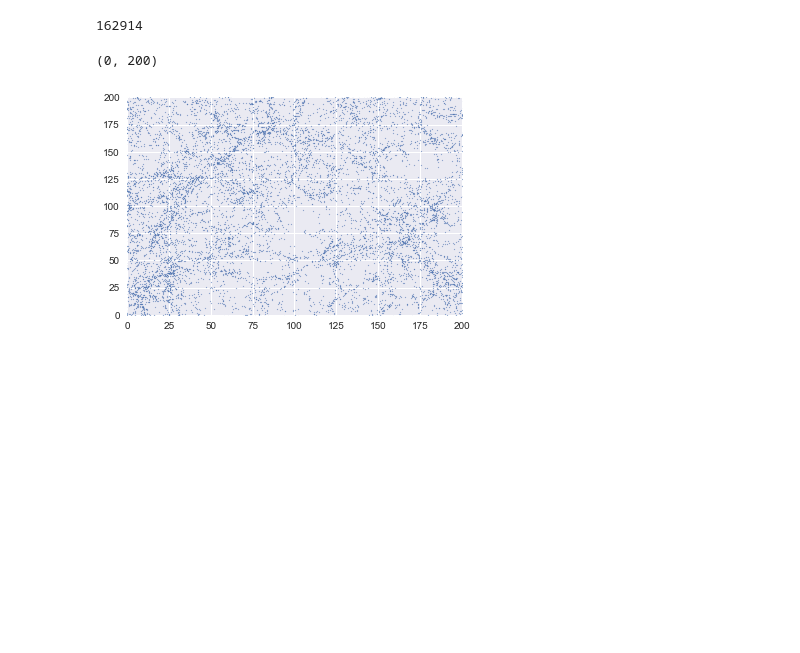
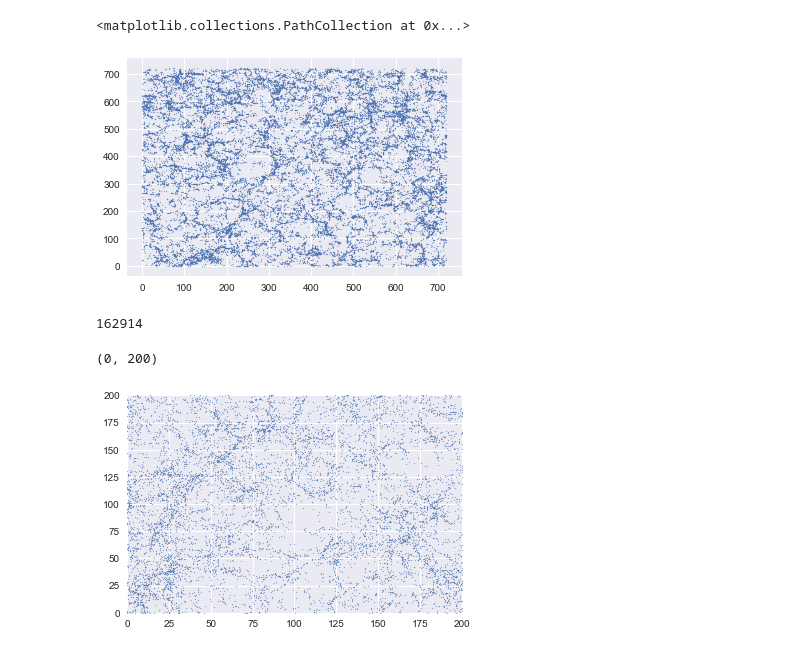
Before and after one commit to forero/abacus, a Jupyter notebook: nb/explore.ipynb, the cells around one changed output. Cells and saved outputs as stored; diff of their text form; code cells hidden in the pictures; blank space fills up the shorter version.

```diff
--- a/nb/explore.ipynb
+++ b/nb/explore.ipynb
@@ -20 +15,3 @@ sigma_v = halo_data['vcirc_max']
+# %%
+pos = rock_data['pos']
 # %%
@@ -24,3 +25,9 @@ _ = plt.hist(sigma_v, log=True)
+# %%
+ii = (vmax>200) & (pos[:,2]>700)
+plt.scatter(pos[ii,0], pos[ii,1], alpha=0.5, s=1.0)
+# %% [output]
+<matplotlib.collections.PathCollection at 0x...>
+[figure, added]
 # %%
 np.count_nonzero(sigma_v>500)
 # %% [output]
```
Also changed, not shown: parts of 9 cells of this notebook, 2 other files.
